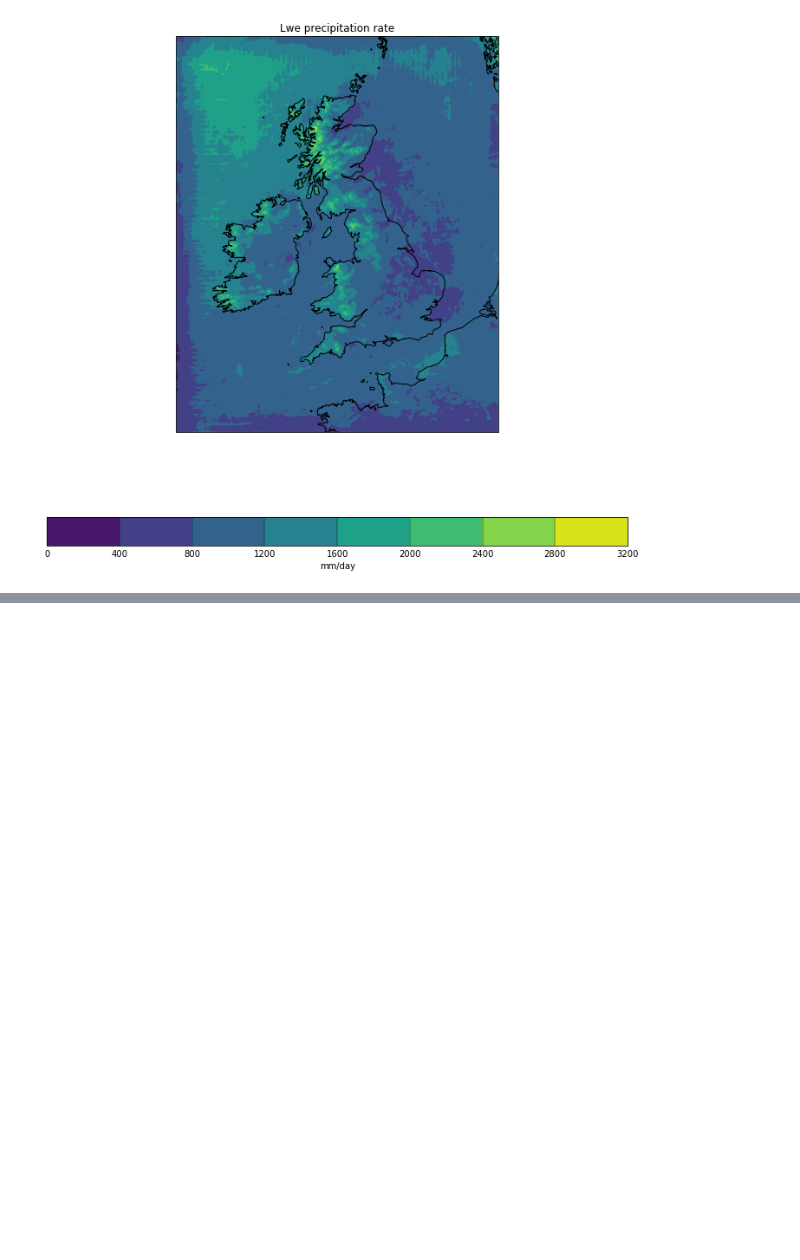
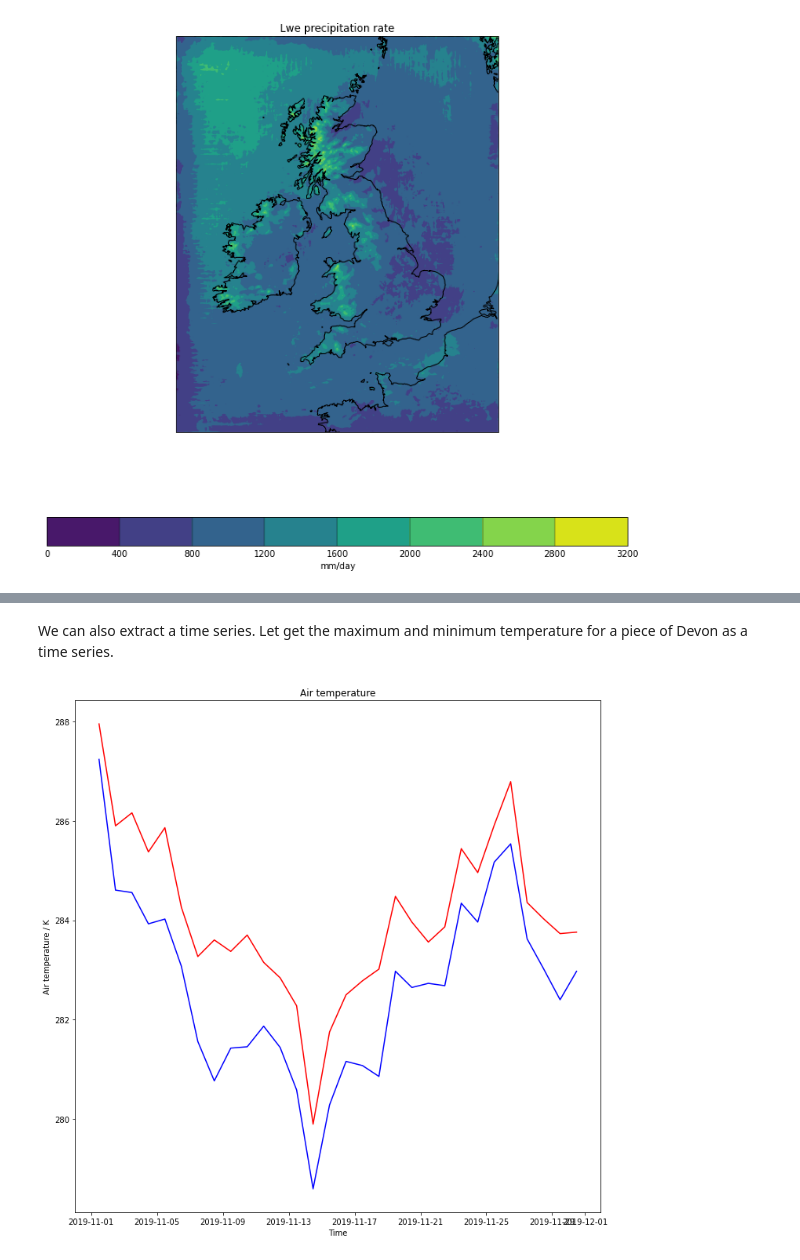
Before and after one commit to informatics-lab/intro_python_data_analysis, a Jupyter notebook: 06_PythonDataModel_Gridded.ipynb, the cells around one changed output, grey strips where cells are left out. Cells and saved outputs as stored; diff of their text form; code cells hidden in the pictures; blank space fills up the shorter version.

```diff
--- a/06_PythonDataModel_Gridded.ipynb
+++ b/06_PythonDataModel_Gridded.ipynb
@@ -138,0 +190,8 @@ https://scitools.org.uk/iris/docs/latest/gallery.html
+# %% [markdown]
+We can also extract a time series. Let get the maximum and minimum temperature for a piece of Devon as a time series.
+# %%
+iris.quickplot.plot(ukv_cube_list[3].extract(iris.Constraint(grid_latitude=lambda lat: -2.5 < lat < -2.0, grid_longitude=lambda lon: 359.0 < lon < 359.5)).collapsed(['grid_latitude','grid_longitude'], iris.analysis.MEAN), c='b')
+iris.quickplot.plot(ukv_cube_list[2].extract(iris.Constraint(grid_latitude=lambda lat: -2.5 < lat < -2.0, grid_longitude=lambda lon: 359.0 < lon < 359.5)).collapsed(['grid_latitude','grid_longitude'], iris.analysis.MEAN),c='r')
+matplotlib.pyplot.gcf().set_size_inches(12,12)
+# %% [output]
+[figure, added]
```
Also changed, not shown: parts of 37 cells of this notebook, 1 other file.
